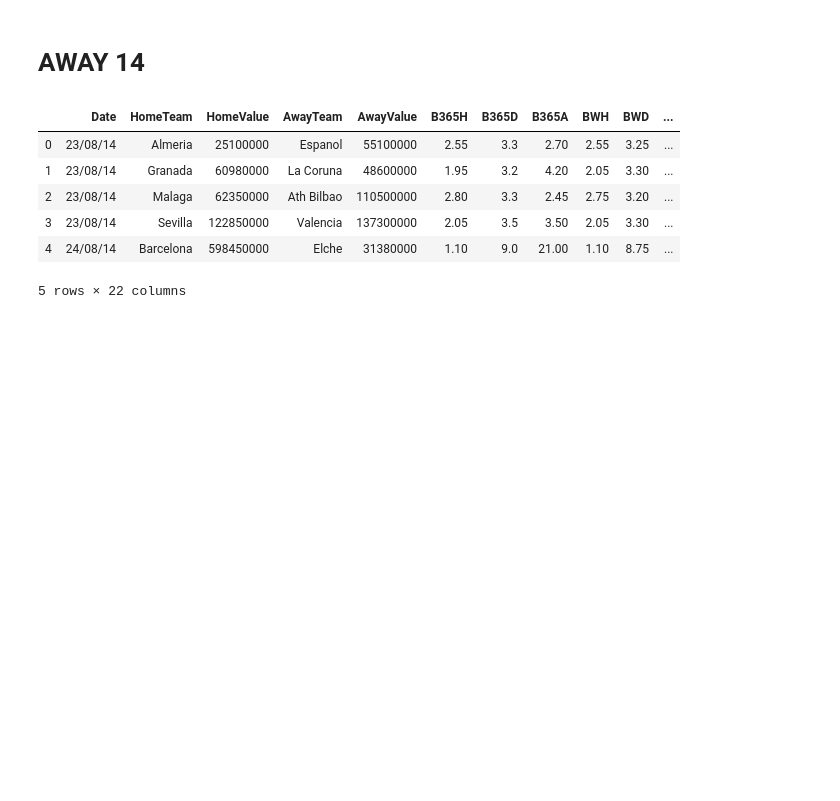
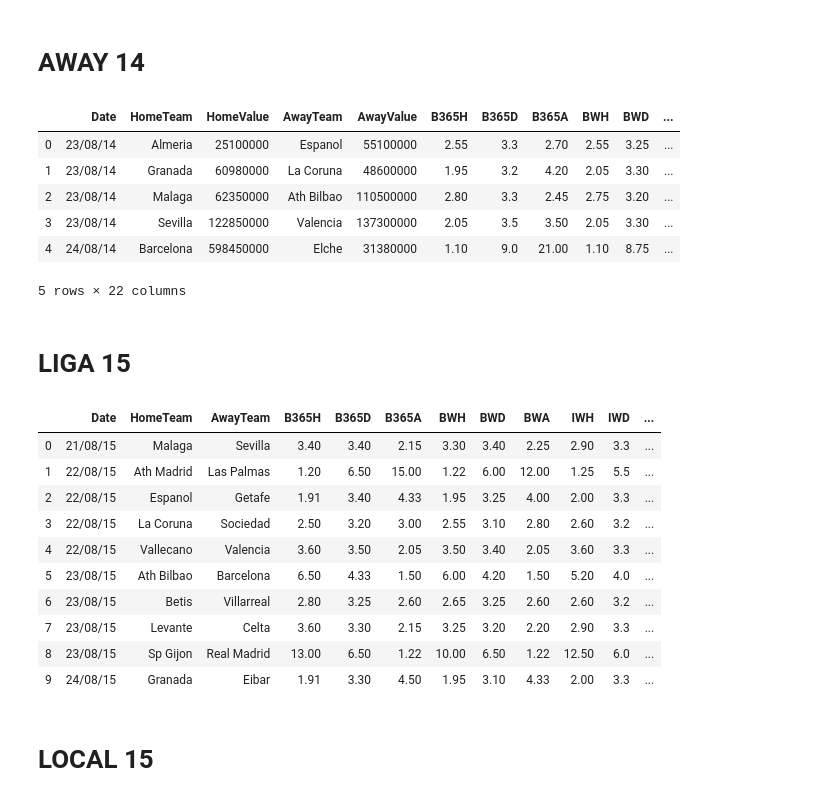
Before and after one commit to Jjespper/football_bets, a Jupyter notebook: Creating_DB.ipynb, the cells around one changed output. Cells and saved outputs as stored; diff of their text form; code cells hidden in the pictures; blank space fills up the shorter version.

Commit message:
ligas05-18 act

```diff
--- a/Creating_DB.ipynb
+++ b/Creating_DB.ipynb
@@ -1433,3 +1433,21 @@ liga14_n.head()
 | 3 | 23/08/14 | Sevilla | 122850000 | Valencia | 137300000 | 2.05 | 3.5 | 3.50 | 2.05 | 3.30 | ... |
 | 4 | 24/08/14 | Barcelona | 598450000 | Elche | 31380000 | 1.10 | 9.0 | 21.00 | 1.10 | 8.75 | ... |
 5 rows × 22 columns
+# %% [markdown]
+# LIGA 15
+# %%
+liga15_n.head(10)
+# %% [output]
+|  | Date | HomeTeam | AwayTeam | B365H | B365D | B365A | BWH | BWD | BWA | IWH | IWD | ... |
+| 0 | 21/08/15 | Malaga | Sevilla | 3.40 | 3.40 | 2.15 | 3.30 | 3.40 | 2.25 | 2.90 | 3.3 | ... |
+| 1 | 22/08/15 | Ath Madrid | Las Palmas | 1.20 | 6.50 | 15.00 | 1.22 | 6.00 | 12.00 | 1.25 | 5.5 | ... |
+| 2 | 22/08/15 | Espanol | Getafe | 1.91 | 3.40 | 4.33 | 1.95 | 3.25 | 4.00 | 2.00 | 3.3 | ... |
+| 3 | 22/08/15 | La Coruna | Sociedad | 2.50 | 3.20 | 3.00 | 2.55 | 3.10 | 2.80 | 2.60 | 3.2 | ... |
+| 4 | 22/08/15 | Vallecano | Valencia | 3.60 | 3.50 | 2.05 | 3.50 | 3.40 | 2.05 | 3.60 | 3.3 | ... |
+| 5 | 23/08/15 | Ath Bilbao | Barcelona | 6.50 | 4.33 | 1.50 | 6.00 | 4.20 | 1.50 | 5.20 | 4.0 | ... |
+| 6 | 23/08/15 | Betis | Villarreal | 2.80 | 3.25 | 2.60 | 2.65 | 3.25 | 2.60 | 2.60 | 3.2 | ... |
+| 7 | 23/08/15 | Levante | Celta | 3.60 | 3.30 | 2.15 | 3.25 | 3.20 | 2.20 | 2.90 | 3.3 | ... |
+| 8 | 23/08/15 | Sp Gijon | Real Madrid | 13.00 | 6.50 | 1.22 | 10.00 | 6.50 | 1.22 | 12.50 | 6.0 | ... |
+| 9 | 24/08/15 | Granada | Eibar | 1.91 | 3.30 | 4.50 | 1.95 | 3.10 | 4.33 | 2.00 | 3.3 | ... |
+# %% [markdown]
+# LOCAL 15
```
Also changed, not shown: parts of 31 cells of this notebook, 1 other file.
